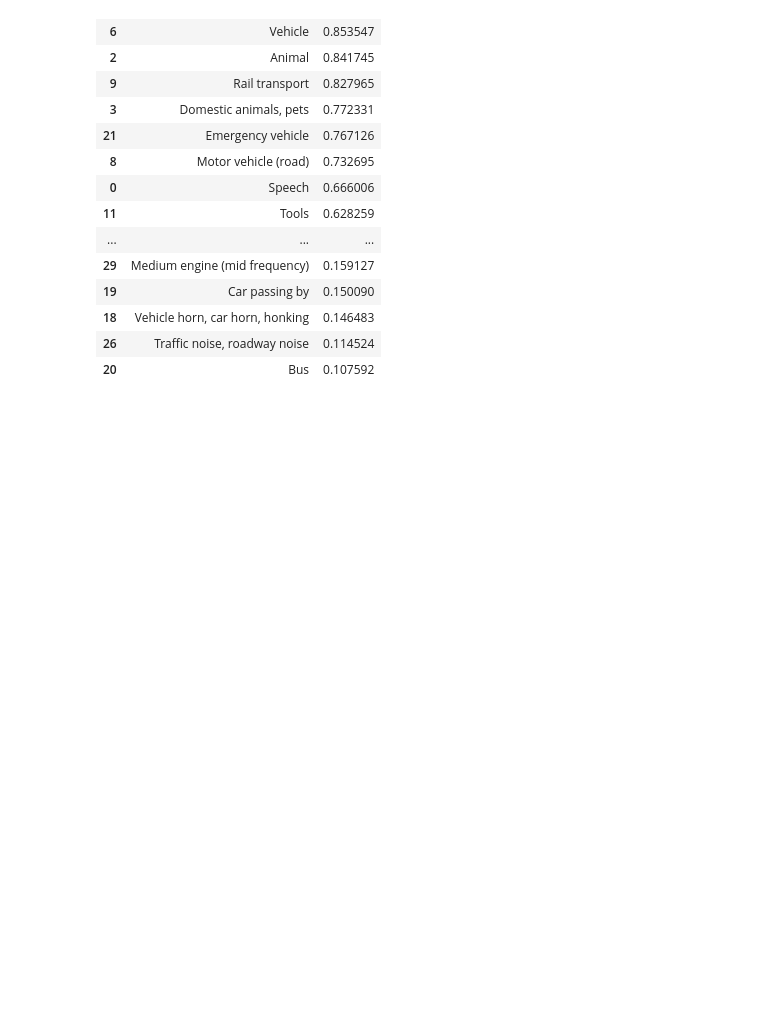
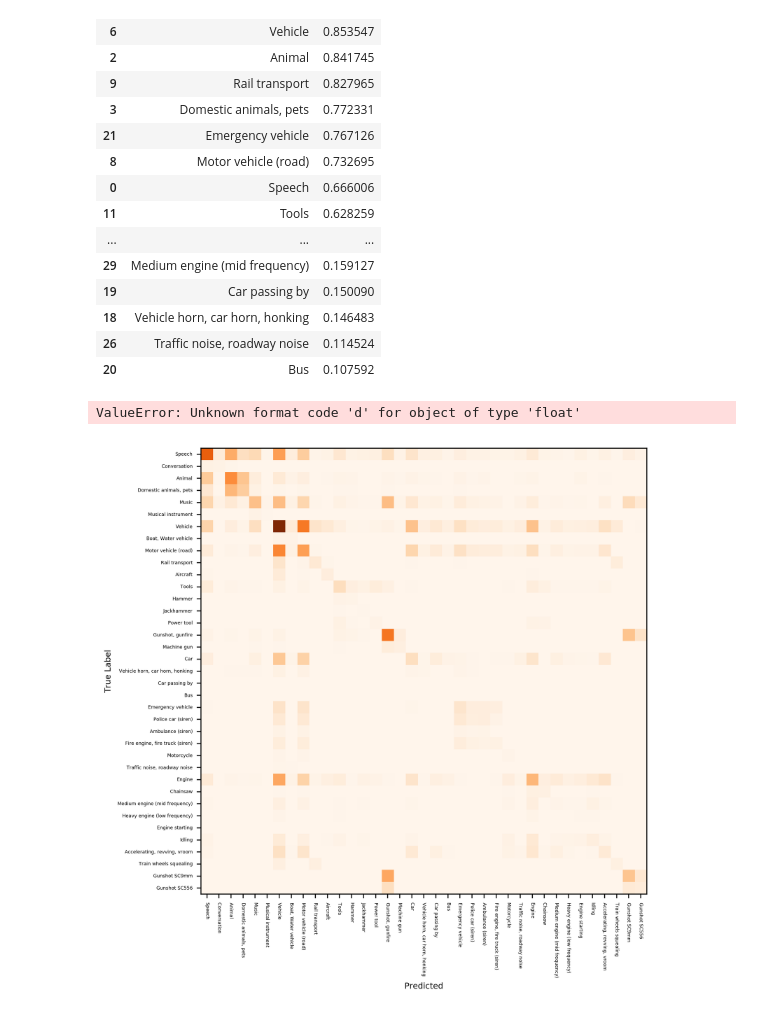
Before and after one commit to SensingClues/serval, a Jupyter notebook: serval-igor/serval-myrna/Evaluate model.ipynb, the cells around one changed output. Saved outputs shown, nothing was run; the diff lists cells and outputs as text; code cells hidden in the pictures; blank space fills up the shorter version.

```diff
--- a/serval-igor/serval-myrna/Evaluate model.ipynb
+++ b/serval-igor/serval-myrna/Evaluate model.ipynb
@@ -62,7 +62,7 @@ flags.DEFINE_boolean("run_once", True, "Whether to run eval only once.")
 flags.DEFINE_integer("top_k", 10, "How many predictions to output per video.")
 # %%
 # HK  get ground truth
-ground_thruth = eval_util.get_labels('csv_files/class_labels_indices_proportions.csv')
+ground_thruth = eval_util.get_labels('csv_files/class_labels_indices_new.csv')
 gt_labels = [ground_thruth[k] for k in ground_thruth]
 # %%
 logging.set_verbosity(tf.logging.INFO)
@@ -365,0 +366,5 @@ plot_confusion_matrix(correct_labels, predict_labels, labels)
+# %%
+# load the saved data
+from numpy import genfromtxt
+p = genfromtxt('csv_files/predictions.csv', delimiter=',')
+l = genfromtxt('csv_files/labels.csv', delimiter=',')
@@ -365,0 +395,48 @@ plot_confusion_matrix(correct_labels, predict_labels, labels)
+# %%
+%matplotlib inline
+
+from textwrap import wrap
+import re
+import itertools
+import matplotlib
+
+import matplotlib.pyplot as plt
+
+normalize = False
+
+if normalize:
+    cm = cm.astype('float')*10 / cm.sum(axis=1)[:, np.newaxis]
+    cm = np.nan_to_num(cm, copy=True)
+    cm = cm.astype('int')
+
+np.set_printoptions(precision=2)
+###fig, ax = matplotlib.figure.Figure()
+
+#fig = matplotlib.figure.Figure(figsize=(7, 7), dpi=320, facecolor='w', edgecolor='k')
+fig = plt.figure(figsize=(7, 7), dpi=320)
+ax = fig.add_subplot(1, 1, 1)
+im = ax.imshow(cm, cmap='Oranges')
+
+classes = [re.sub(r'([a-z](?=[A-Z])|[A-Z](?=[A-Z][a-z]))', r'\1 ', x) for x in gt_labels]
+classes = ['\n'.join(wrap(l, 40)) for l in classes]
+
+tick_marks = np.arange(len(classes))
+
+ax.set_xlabel('Predicted', fontsize=7)
+ax.set_xticks(tick_marks)
+c = ax.set_xticklabels(classes, fontsize=4, rotation=-90,  ha='center')
+ax.xaxis.set_label_position('bottom')
+ax.xaxis.tick_bottom()
+
+ax.set_ylabel('True Label', fontsize=7)
+ax.set_yticks(tick_marks)
+ax.set_yticklabels(classes, fontsize=4, va ='center')
+ax.yaxis.set_label_position('left')
+ax.yaxis.tick_left()
+
+for i, j in itertools.product(range(cm.shape[0]), range(cm.shape[1])):
+    ax.text(j, i, format(cm[i, j], 'd') if cm[i,j]!=0 else '.', horizontalalignment="center", fontsize=6, verticalalignment='center', color= "black")
+fig.set_tight_layout(True)
+# %% [output]
+ValueError: Unknown format code 'd' for object of type 'float'
+[figure, added]
```
Also changed, not shown: parts of 8 cells of this notebook, 3 other files.
